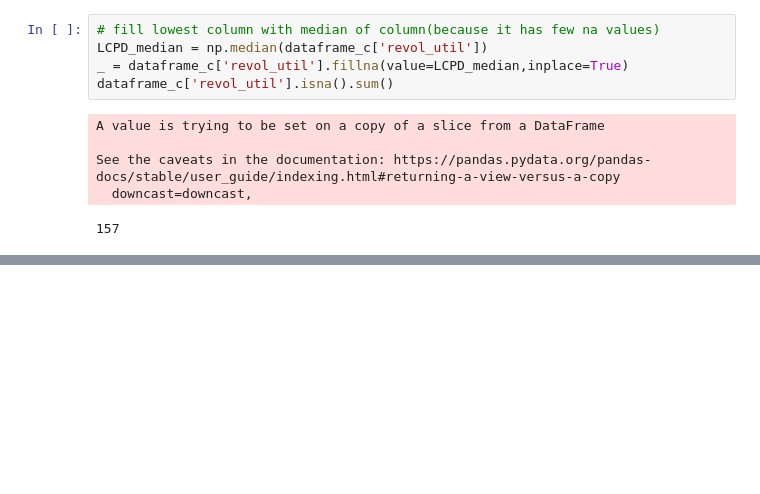
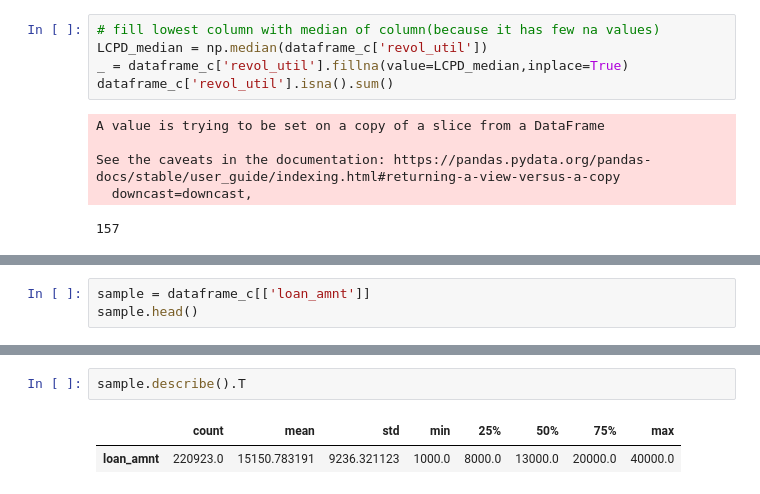
Before and after one commit to ashen007/pandas_data_analysis, a Jupyter notebook: cleaning and preparation.ipynb, the cells around one changed output, grey strips where cells are left out. Cells and saved outputs as stored; diff of their text form; blank space fills up the shorter version.

```diff
--- a/cleaning and preparation.ipynb
+++ b/cleaning and preparation.ipynb
@@ -257,0 +261,3 @@ See the caveats in the documentation: https://pandas.pydata.org/pandas-docs/stab
+# %%
+sample = dataframe_c[['loan_amnt']]
+sample.head()
@@ -257,0 +282,5 @@ See the caveats in the documentation: https://pandas.pydata.org/pandas-docs/stab
+# %%
+sample.describe().T
+# %% [output]
+|  | count | mean | std | min | 25% | 50% | 75% | max |
+| loan_amnt | 220923.0 | 15150.783191 | 9236.321123 | 1000.0 | 8000.0 | 13000.0 | 20000.0 | 40000.0 |
```
Also changed, not shown: parts of 6 cells of this notebook.
